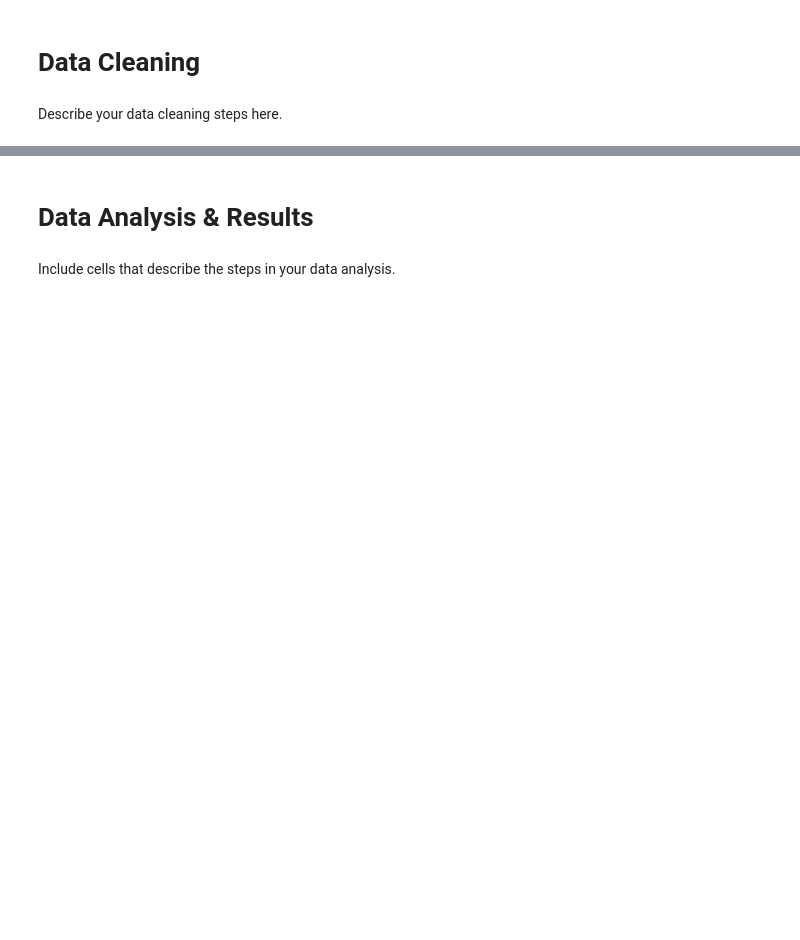
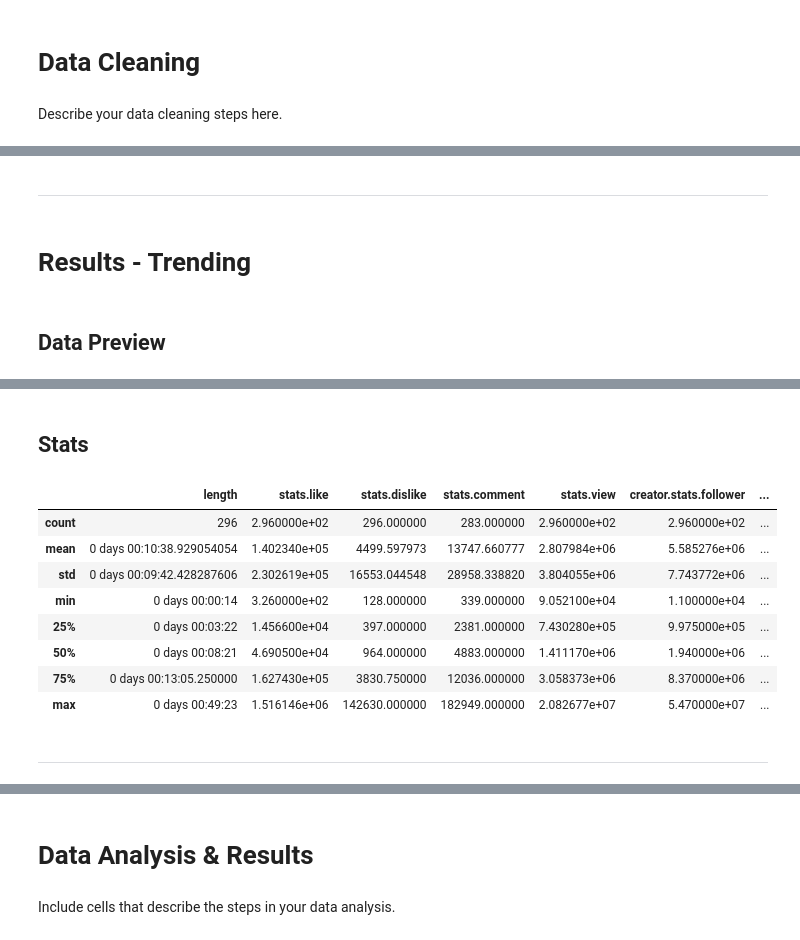
Before and after one commit to oakaigh/cogs108-wi21-group068, a Jupyter notebook: FinalProject_group068.ipynb, the cells around one changed output, grey strips where cells are left out. Saved outputs shown, nothing was run; the diff lists cells and outputs as text; code cells hidden in the pictures; blank space fills up the shorter version.

```diff
--- a/FinalProject_group068.ipynb
+++ b/FinalProject_group068.ipynb
@@ -91,0 +125,7 @@ Describe your data cleaning steps here.
+# %%
+df_trending_details = pd.read_pickle('EDA/dsamples/youtube_trending.pkl')
+df_report(df_trending_details, name = 'Trending')
+# %% [output]
+---
+# Results - Trending
+## Data Preview
@@ -91,0 +139,11 @@ Describe your data cleaning steps here.
+## Stats
+|  | length | stats.like | stats.dislike | stats.comment | stats.view | creator.stats.follower | ... |
+| count | 296 | 2.960000e+02 | 296.000000 | 283.000000 | 2.960000e+02 | 2.960000e+02 | ... |
+| mean | 0 days 00:10:38.929054054 | 1.402340e+05 | 4499.597973 | 13747.660777 | 2.807984e+06 | 5.585276e+06 | ... |
+| std | 0 days 00:09:42.428287606 | 2.302619e+05 | 16553.044548 | 28958.338820 | 3.804055e+06 | 7.743772e+06 | ... |
+| min | 0 days 00:00:14 | 3.260000e+02 | 128.000000 | 339.000000 | 9.052100e+04 | 1.100000e+04 | ... |
+| 25% | 0 days 00:03:22 | 1.456600e+04 | 397.000000 | 2381.000000 | 7.430280e+05 | 9.975000e+05 | ... |
+| 50% | 0 days 00:08:21 | 4.690500e+04 | 964.000000 | 4883.000000 | 1.411170e+06 | 1.940000e+06 | ... |
+| 75% | 0 days 00:13:05.250000 | 1.627430e+05 | 3830.750000 | 12036.000000 | 3.058373e+06 | 8.370000e+06 | ... |
+| max | 0 days 00:49:23 | 1.516146e+06 | 142630.000000 | 182949.000000 | 2.082677e+07 | 5.470000e+07 | ... |
+---
```
Also changed, not shown: parts of 13 cells of this notebook.
